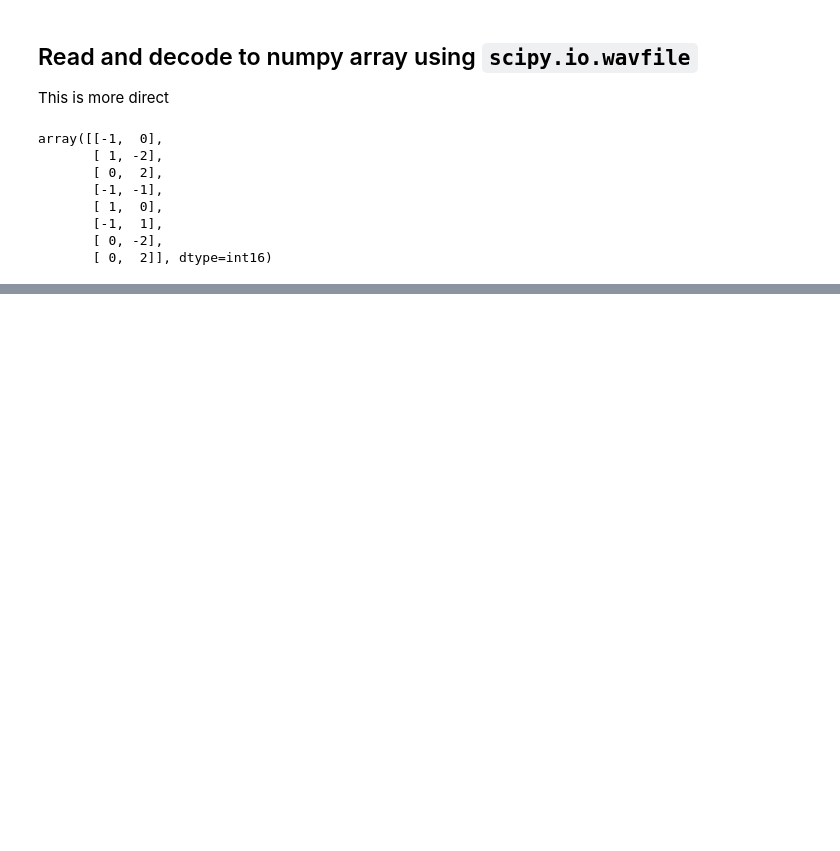
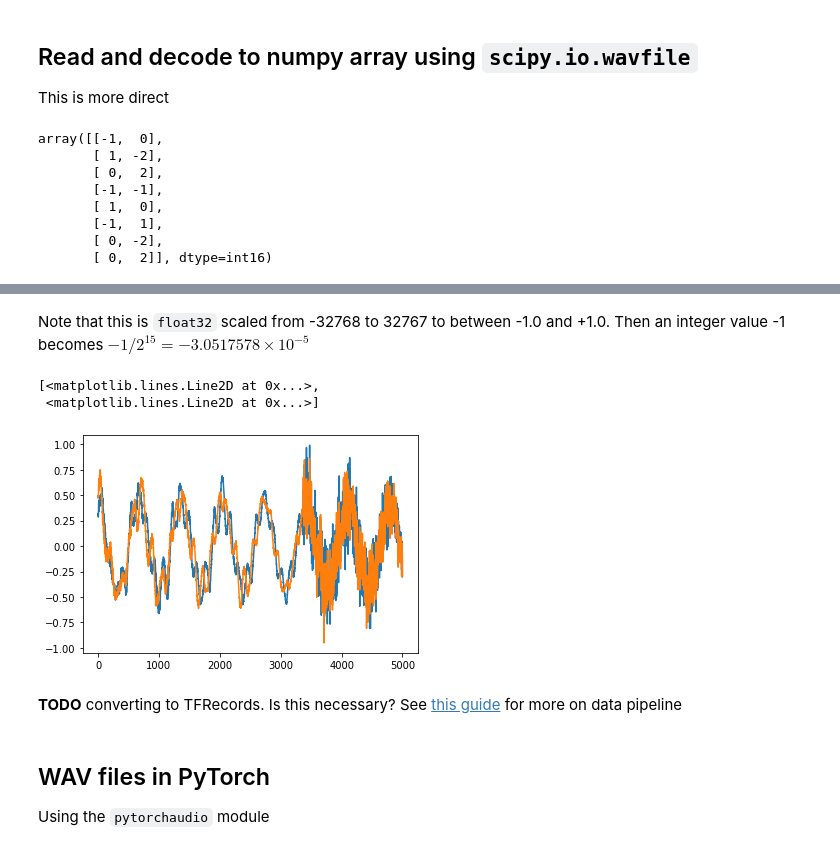
Before and after one commit to AustenLamacraft/learning-wavelets, a Jupyter notebook: notebooks/explore-wav.ipynb, the cells around one changed output, grey strips where cells are left out. Saved outputs shown, nothing was run; the diff lists cells and outputs as text; code cells hidden in the pictures; blank space fills up the shorter version.

Commit message:
Updated notes on compression and tried out torchaudio

```diff
--- a/notebooks/explore-wav.ipynb
+++ b/notebooks/explore-wav.ipynb
@@ -101,0 +135,4 @@ I expect it can be done directly in TensorFlow...
+# %%
+file_string = tf.io.read_file(wav_file)
+# %%
+wav_tensor = tf.audio.decode_wav(file_string)
@@ -101,0 +150,14 @@ I expect it can be done directly in TensorFlow...
+# %% [markdown]
+Note that this is `float32` scaled from -32768 to 32767 to between -1.0 and +1.0. Then an integer value -1 becomes $-1/2^{15}=-3.0517578\times 10^{-5}$
+# %%
+plt.plot(wav_tensor.audio[10000:15000,:])
+# %% [output]
+[<matplotlib.lines.Line2D at 0x...>,
+ <matplotlib.lines.Line2D at 0x...>]
+[figure, added]
+# %% [markdown]
+__TODO__ converting to TFRecords. Is this necessary? See [this guide](https://www.tensorflow.org/guide/performance/datasets?hl=en) for more on data pipeline
+# %% [markdown]
+## WAV files in PyTorch
+
+Using the `pytorchaudio` module
```
Also changed, not shown: parts of 27 cells of this notebook, 2 other files.
